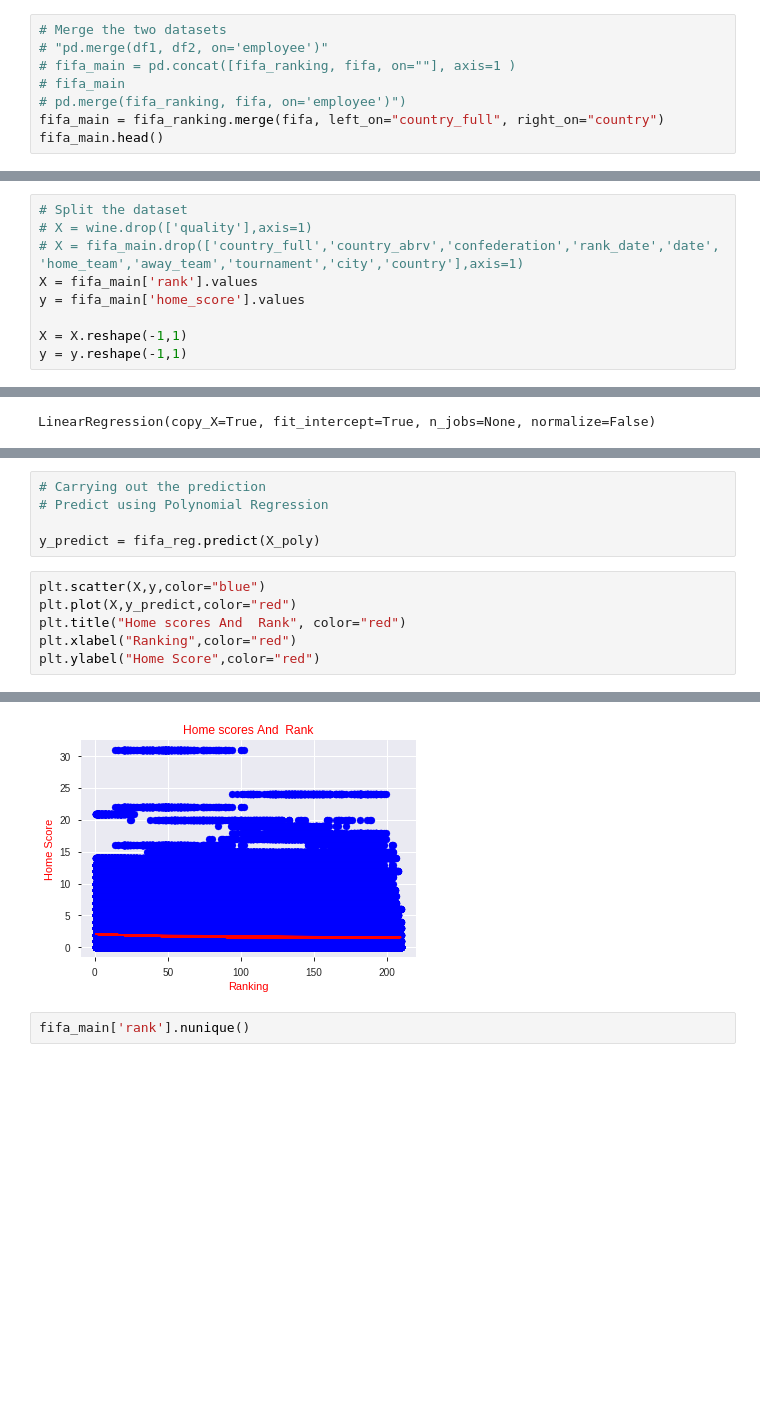
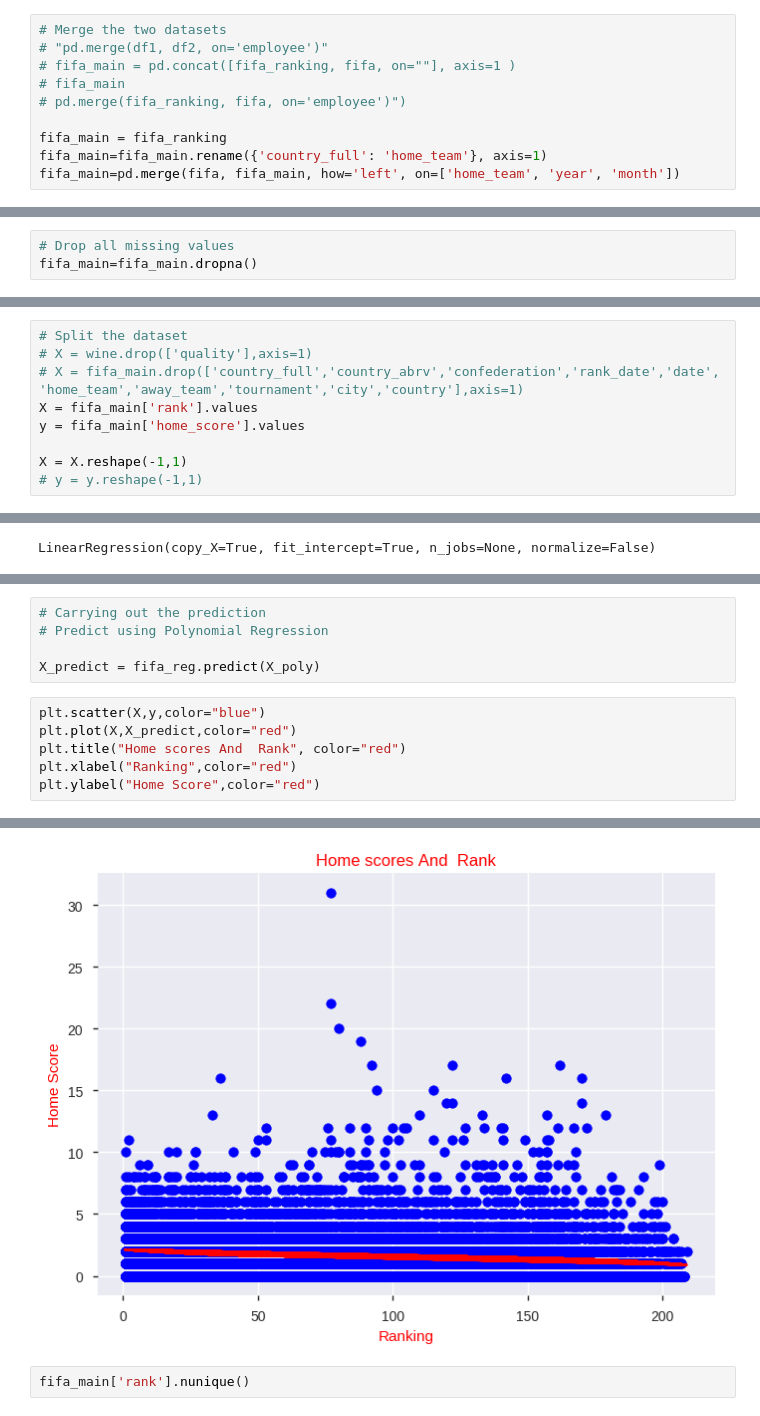
Before and after one commit to codybaraks/Mchezopesa-Ltd, a Jupyter notebook: Mchezopesa_Ltd.ipynb, the cells around one changed output, grey strips where cells are left out. Saved outputs shown, nothing was run; the diff lists cells and outputs as text; blank space fills up the shorter version.

```diff
--- a/Mchezopesa_Ltd.ipynb
+++ b/Mchezopesa_Ltd.ipynb
@@ -159,5 +182,7 @@ fifa_ranking = fifa_ranking.drop(['country_abrv','cur_year_avg',
 # fifa_main = pd.concat([fifa_ranking, fifa, on=""], axis=1 )
 # fifa_main
 # pd.merge(fifa_ranking, fifa, on='employee')")
-fifa_main = fifa_ranking.merge(fifa, left_on="country_full", right_on="country")
-fifa_main.head()
+
+fifa_main = fifa_ranking
+fifa_main=fifa_main.rename({'country_full': 'home_team'}, axis=1)
+fifa_main=pd.merge(fifa, fifa_main, how='left', on=['home_team', 'year', 'month'])
@@ -200 +245,4 @@ fifa_main.dropna()
+# %%
+# Drop all missing values
+fifa_main=fifa_main.dropna()
 # %%
@@ -330,7 +397,7 @@ X = fifa_main['rank'].values
 y = fifa_main['home_score'].values
 
 X = X.reshape(-1,1)
-y = y.reshape(-1,1)
+# y = y.reshape(-1,1)
 # %%
 print(X)
 print(y)
@@ -393,16 +454,16 @@ ValueError: ignored
 # Carrying out the prediction
 # Predict using Polynomial Regression
 
-y_predict = fifa_reg.predict(X_poly)
+X_predict = fifa_reg.predict(X_poly)
 # %%
 plt.scatter(X,y,color="blue")
-plt.plot(X,y_predict,color="red")
+plt.plot(X,X_predict,color="red")
 plt.title("Home scores And  Rank", color="red")
 plt.xlabel("Ranking",color="red")
 plt.ylabel("Home Score",color="red")
 # %% [output]
 Text(0, 0.5, 'Home Score')
-[figure, old version]
+[figure, new version]
 # %%
 fifa_main['rank'].nunique()
 # %% [output]
```
Also changed, not shown: parts of 56 cells of this notebook.
